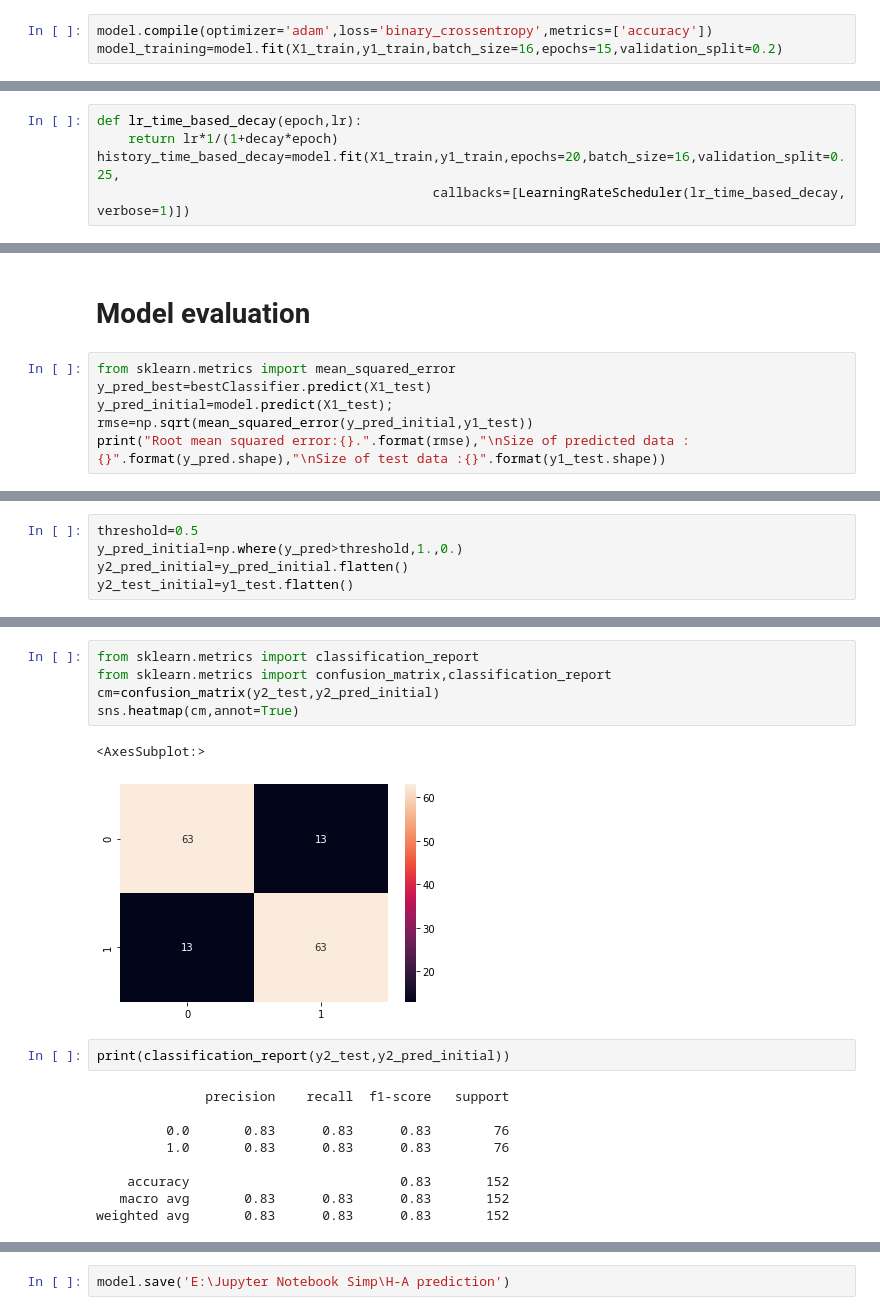
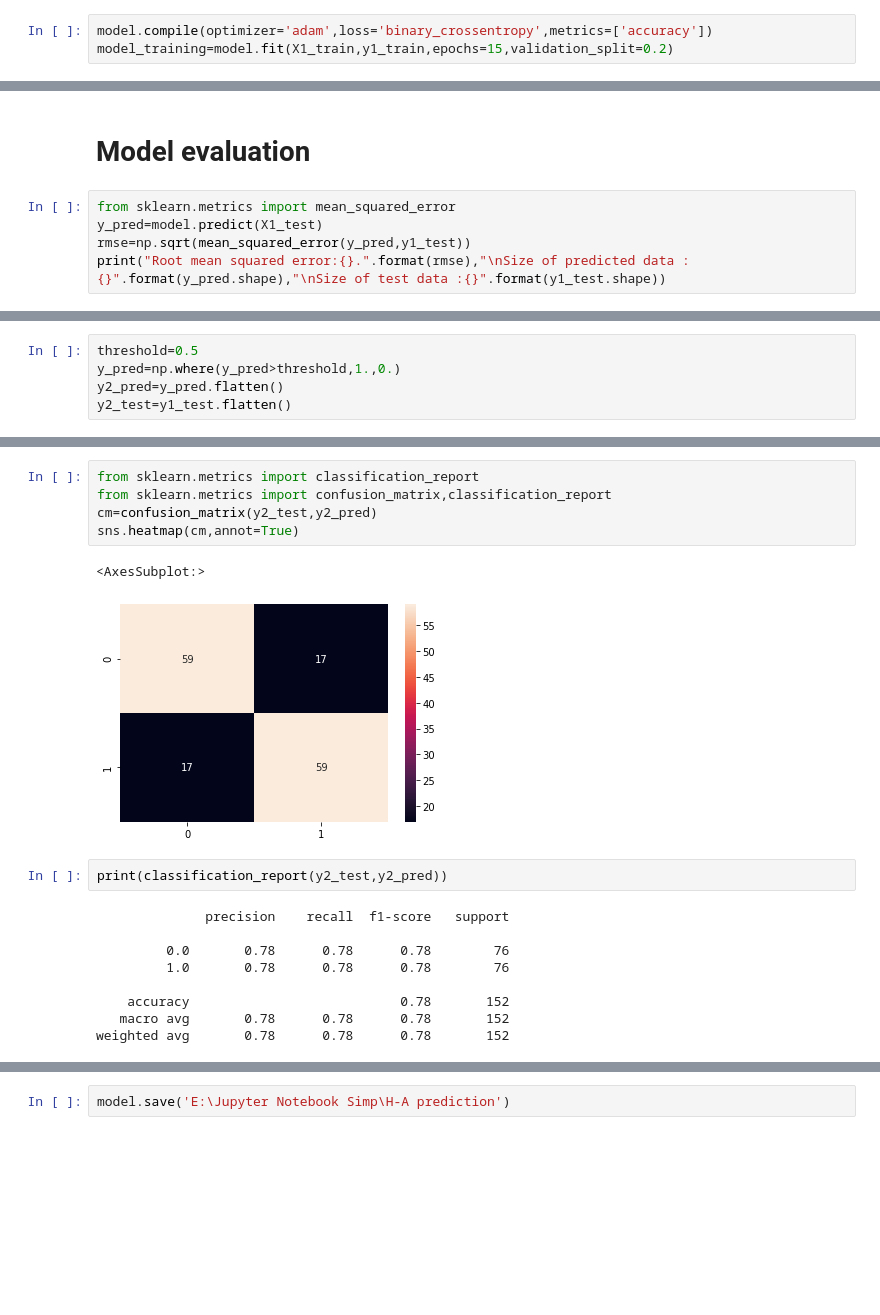
Before and after one commit to kritikaparmar-programmer/HealthCheck, a Jupyter notebook: Notebooks/Heart-Attack_Notebook.ipynb, the cells around one changed output, grey strips where cells are left out. Drawn from its saved outputs; the diff is of its cells as text; blank space fills up the shorter version.

Commit message:
model tuned

```diff
--- a/Notebooks/Heart-Attack_Notebook.ipynb
+++ b/Notebooks/Heart-Attack_Notebook.ipynb
@@ -213,5 +213,5 @@ model.add(tf.keras.layers.Dense(2,activation=tf.nn.softmax))
 # %%
 model.compile(optimizer='adam',loss='binary_crossentropy',metrics=['accuracy'])
-model_training=model.fit(X1_train,y1_train,batch_size=16,epochs=15,validation_split=0.2)
+model_training=model.fit(X1_train,y1_train,epochs=15,validation_split=0.2)
 # %% [output]
 Epoch 1/15
@@ -351,5 +251,0 @@ decay=initial_learning_rate/epochs
-# %%
-def lr_time_based_decay(epoch,lr):
-    return lr*1/(1+decay*epoch)
-history_time_based_decay=model.fit(X1_train,y1_train,epochs=20,batch_size=16,validation_split=0.25,
-                                           callbacks=[LearningRateScheduler(lr_time_based_decay, verbose=1)])
@@ -375,8 +253,7 @@ Epoch 00020: LearningRateScheduler reducing learning rate to 0.00090965237274743
 # Model evaluation
 # %%
 from sklearn.metrics import mean_squared_error
-y_pred_best=bestClassifier.predict(X1_test)
-y_pred_initial=model.predict(X1_test);
-rmse=np.sqrt(mean_squared_error(y_pred_initial,y1_test))
+y_pred=model.predict(X1_test)
+rmse=np.sqrt(mean_squared_error(y_pred,y1_test))
 print("Root mean squared error:{}.".format(rmse),"\nSize of predicted data :{}".format(y_pred.shape),"\nSize of test data :{}".format(y1_test.shape))
 # %% [output]
@@ -385,6 +262,6 @@ Size of predicted data :(76, 2)
 Size of test data :(76, 2)
 # %%
 threshold=0.5
-y_pred_initial=np.where(y_pred>threshold,1.,0.)
-y2_pred_initial=y_pred_initial.flatten()
-y2_test_initial=y1_test.flatten()
+y_pred=np.where(y_pred>threshold,1.,0.)
+y2_pred=y_pred.flatten()
+y2_test=y1_test.flatten()
@@ -406,19 +273,19 @@ bestClassifier.evaluate(X1_test,y1_test)
 # %%
 from sklearn.metrics import classification_report
 from sklearn.metrics import confusion_matrix,classification_report
-cm=confusion_matrix(y2_test,y2_pred_initial)
+cm=confusion_matrix(y2_test,y2_pred)
 sns.heatmap(cm,annot=True)
 # %% [output]
 <AxesSubplot:>
-[figure, old version]
+[figure, new version]
 # %%
-print(classification_report(y2_test,y2_pred_initial))
+print(classification_report(y2_test,y2_pred))
 # %% [output]
               precision    recall  f1-score   support
 
-         0.0       0.83      0.83      0.83        76
-         1.0       0.83      0.83      0.83        76
+         0.0       0.78      0.78      0.78        76
+         1.0       0.78      0.78      0.78        76
 
-    accuracy                           0.83       152
-   macro avg       0.83      0.83      0.83       152
-weighted avg       0.83      0.83      0.83       152
+    accuracy                           0.78       152
+   macro avg       0.78      0.78      0.78       152
+weighted avg       0.78      0.78      0.78       152
```
Also changed, not shown: parts of 23 cells of this notebook, 1 other file.
